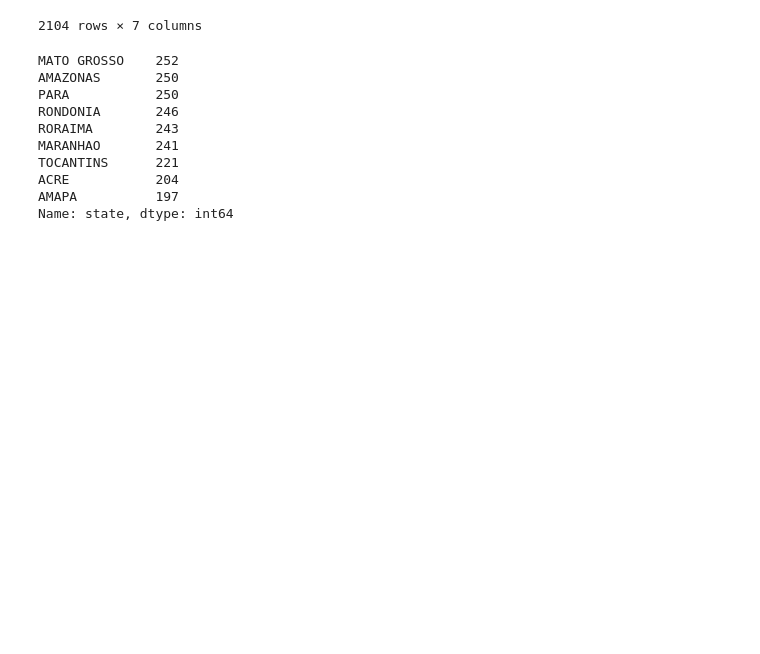
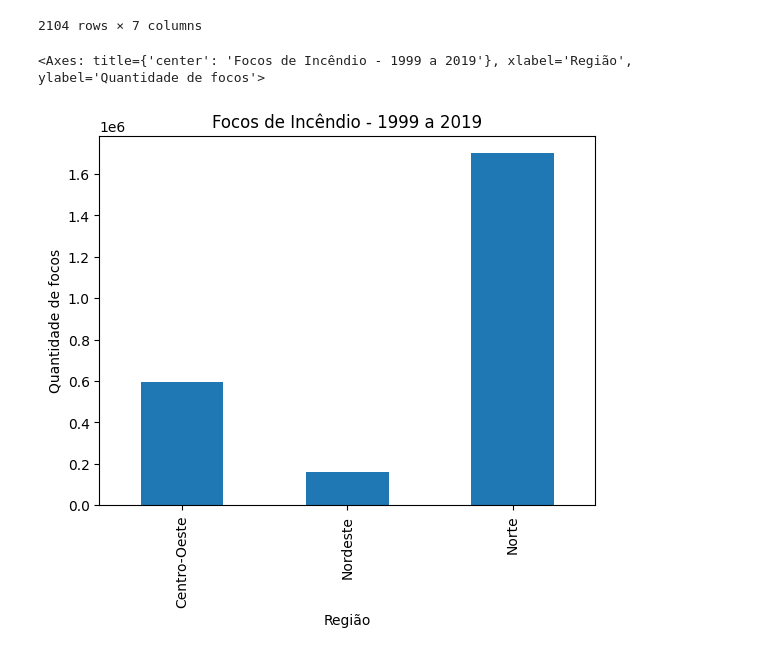
Before and after one commit to MatheusRobles/Projeto_Pandas, a Jupyter notebook: Analise_Exploratoria_Amazonia.ipynb, the cells around one changed output. Cells and saved outputs as stored; diff of their text form; code cells hidden in the pictures; blank space fills up the shorter version.

```diff
--- a/Analise_Exploratoria_Amazonia.ipynb
+++ b/Analise_Exploratoria_Amazonia.ipynb
@@ -198,17 +191,10 @@ df2
 | 2102 | 2019 | 12 | RORAIMA | 2.856667 | -60.431963 | 27 | Norte |
 | 2103 | 2019 | 12 | TOCANTINS | -6.769381 | -48.475667 | 21 | Norte |
 2104 rows × 7 columns
-# %%
-df2['state'].value_counts()
-# %% [output]
-MATO GROSSO    252
-AMAZONAS       250
-PARA           250
-RONDONIA       246
-RORAIMA        243
-MARANHAO       241
-TOCANTINS      221
-ACRE           204
-AMAPA          197
-Name: state, dtype: int64
+# %%
+#rever a escala aqui
+df2.groupby('region')['firespots'].sum().plot(kind='bar',xlabel='Região',ylabel='Quantidade de focos',title='Focos de Incêndio - 1999 a 2019')
+# %% [output]
+<Axes: title={'center': 'Focos de Incêndio - 1999 a 2019'}, xlabel='Região', ylabel='Quantidade de focos'>
+[figure, added]
 # %%
```
Also changed, not shown: parts of 6 cells of this notebook.
